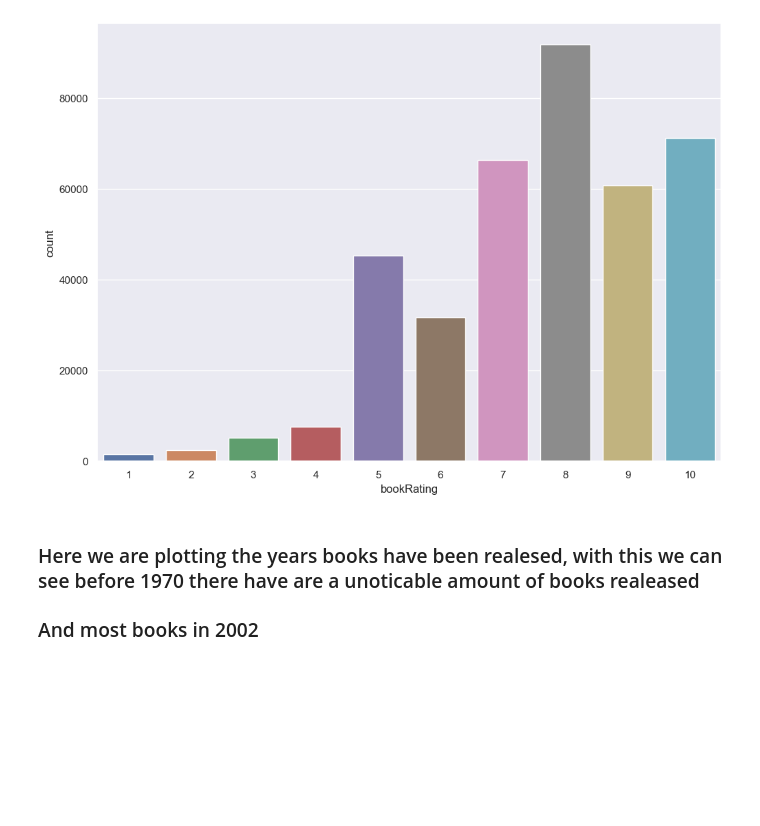
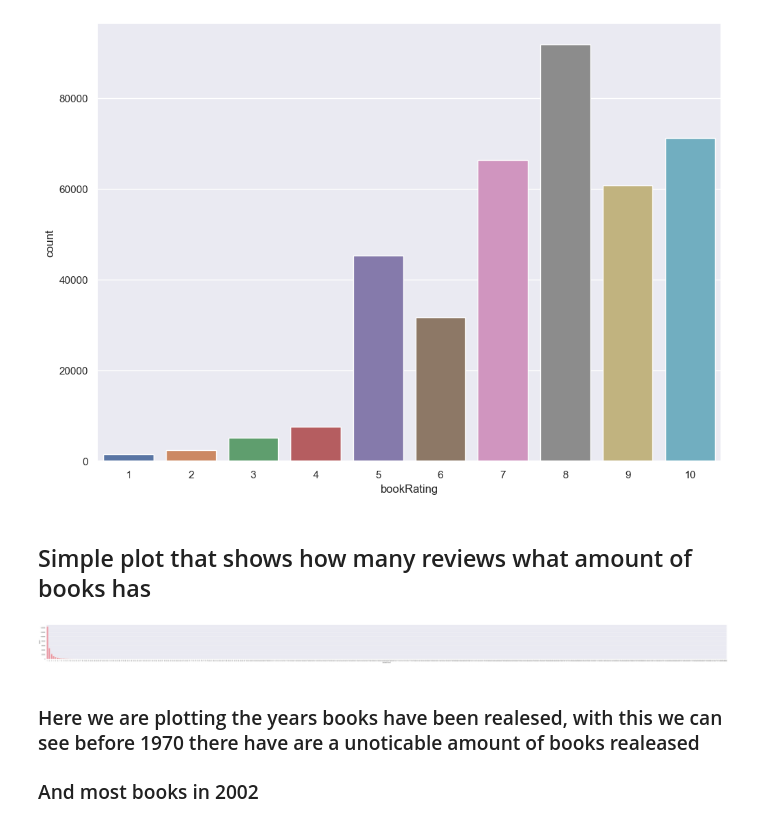
Before and after one commit to ablomstrom/final-project, a Jupyter notebook: main.ipynb, the cells around one changed output. Saved outputs shown, nothing was run; the diff lists cells and outputs as text; code cells hidden in the pictures; blank space fills up the shorter version.

Commit message:
Add total ratings to book df

```diff
--- a/main.ipynb
+++ b/main.ipynb
@@ -41,7 +41,7 @@ books_data = pd.read_csv('Books.csv', on_bad_lines='skip', delimiter=";", encodi
 books_data.columns = ["isbn", "bookTitle", "bookAuthor","year" ,"publisher", "imageUrlS", "imageUrlM", "imageUrlL"]
 books_data_df = pd.DataFrame(books_data, columns=books_data.columns)
 
-books_data_df.drop(axis=0, inplace=True, labels=[209552,221693,220746,209538] )
+books_data_df.loc[books_data_df.isbn == '078946697X','year'] = 2000
 books_data_df.loc[books_data_df.isbn == '078946697X','bookAuthor'] = "Michael Teitelbaum"
 books_data_df.loc[books_data_df.isbn == '078946697X','publisher'] = "DK Publishing Inc"
 
@@ -96,3 +96,13 @@ users_data_df.head(10)
 book_rating = pd.merge(book_ratings_data_df, books_data_df, on='isbn')
 # %%
 all_ratings = pd.merge(book_rating, users_data_df, on='userId')
+# %%
+new_book_ratings_data_df = book_ratings_data_df
+reviewCount = book_ratings_data_df.isbn.value_counts()
+new_book_ratings_data_df = new_book_ratings_data_df.drop(["userId"],axis=1)
+new_book_ratings_data_df.columns = ['isbn', 'reviewCount']
+new_book_ratings_data_df = reviewCount
+new_book_ratings_data_df = new_book_ratings_data_df.to_frame()
+new_book_ratings_data_df = new_book_ratings_data_df.reset_index()
+new_book_ratings_data_df.columns = ['isbn', 'reviewCount']
+new_book_ratings_data_df
@@ -98,0 +125,3 @@ all_ratings = pd.merge(book_rating, users_data_df, on='userId')
+# %%
+books_data_df = pd.merge(books_data_df, new_book_ratings_data_df, on='isbn')
+books_data_df.head(10)
@@ -116,6 +157,15 @@ sns.countplot(x=all_ratings['bookRating'])
 plt.show()
 # %% [output]
 [figure]
+# %% [markdown]
+## Simple plot that shows how many reviews what amount of books has
+# %%
+sns.set(rc={'figure.figsize':(100,5)})
+filtered_books_data = books_data_df[books_data_df.reviewCount > 0]
+sns.countplot(x=filtered_books_data['reviewCount'])
+plt.show()
+# %% [output]
+[figure, added]
 # %% [markdown]
 ### Here we are plotting the years books have been realesed, with this we can see before 1970 there have are a unoticable amount of books realeased
 ### And most books in 2002
```
Also changed, not shown: parts of 9 cells of this notebook.
